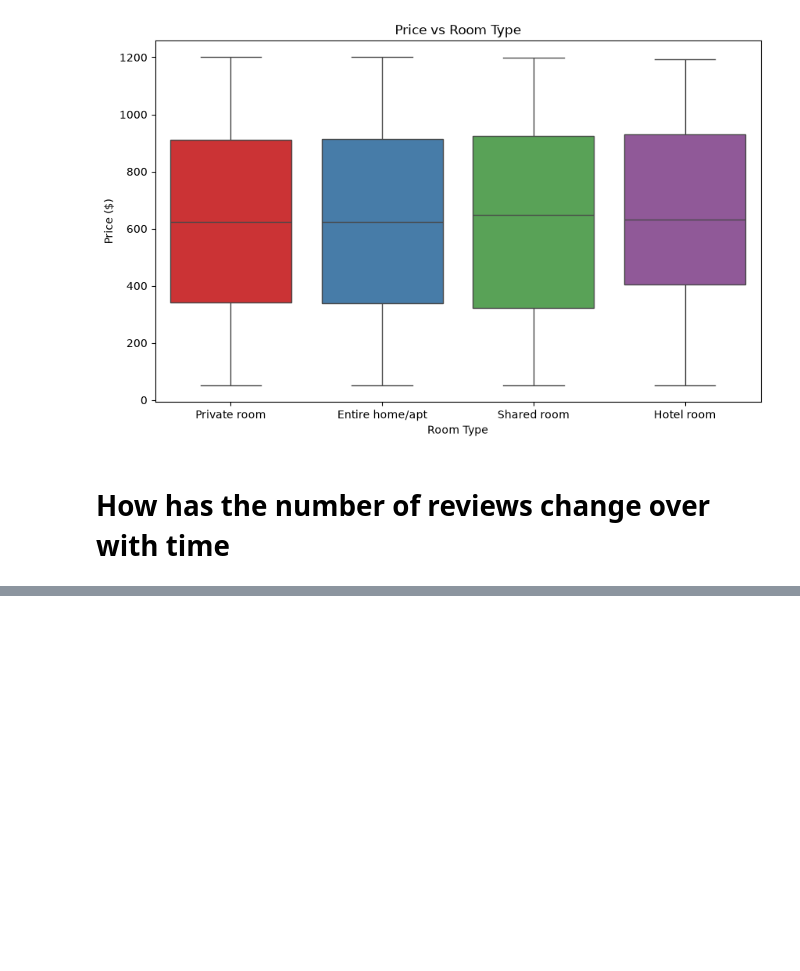
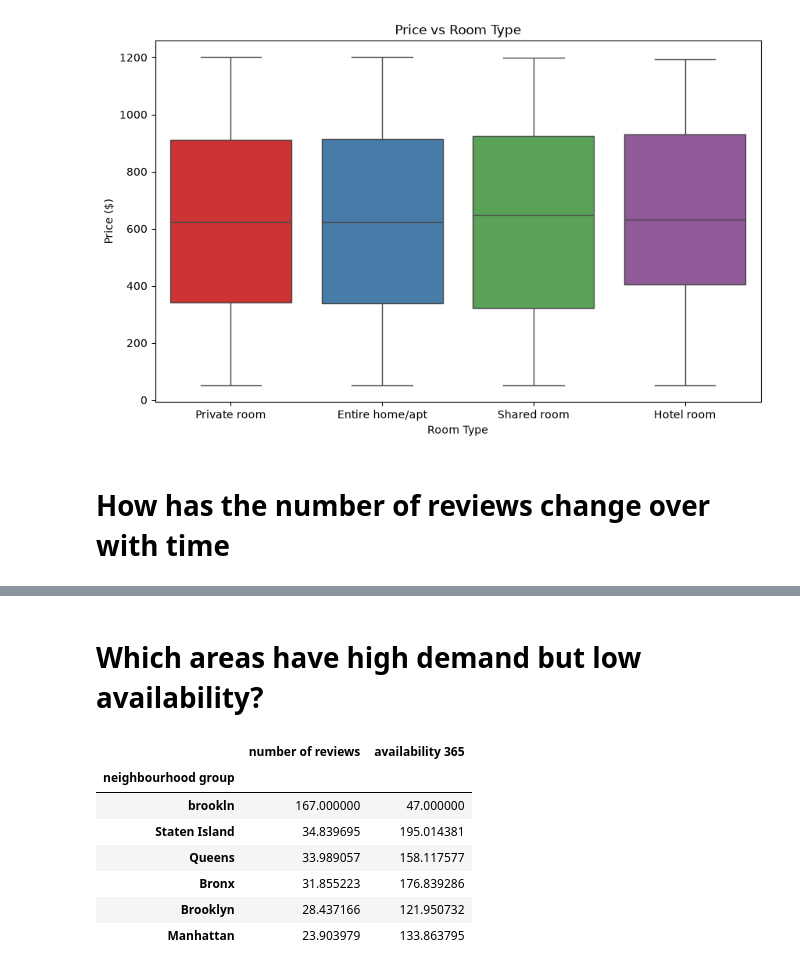
Before and after one commit to paraneankita-jpg/Airbnb_DataAnalysis, a Jupyter notebook: Analysis.ipynb, the cells around one changed output, grey strips where cells are left out. Drawn from its saved outputs; the diff is of its cells as text; code cells hidden in the pictures; blank space fills up the shorter version.

```diff
--- a/Analysis.ipynb
+++ b/Analysis.ipynb
@@ -291,0 +285,14 @@ Price per neighborhood	Supports location comparison
+# %% [markdown]
+# Which areas have high demand but low availability?
+# %%
+df.groupby('neighbourhood group').agg({'number of reviews': 'mean','availability 365': 'mean'
+                                       }).sort_values('number of reviews', ascending=False)
+# %% [output]
+|  | number of reviews | availability 365 |
+| neighbourhood group |  |  |
+| brookln | 167.000000 | 47.000000 |
+| Staten Island | 34.839695 | 195.014381 |
+| Queens | 33.989057 | 158.117577 |
+| Bronx | 31.855223 | 176.839286 |
+| Brooklyn | 28.437166 | 121.950732 |
+| Manhattan | 23.903979 | 133.863795 |
```
Also changed, not shown: parts of 5 cells of this notebook.
